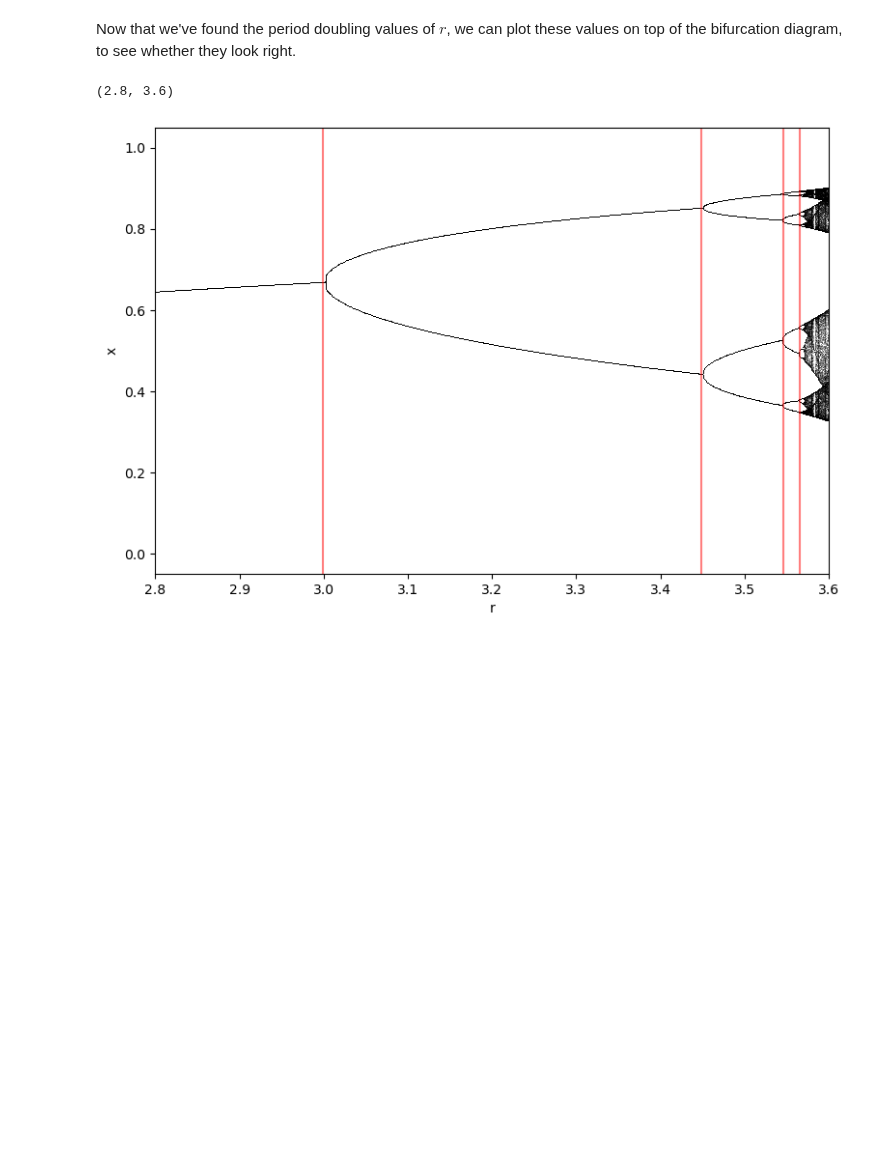
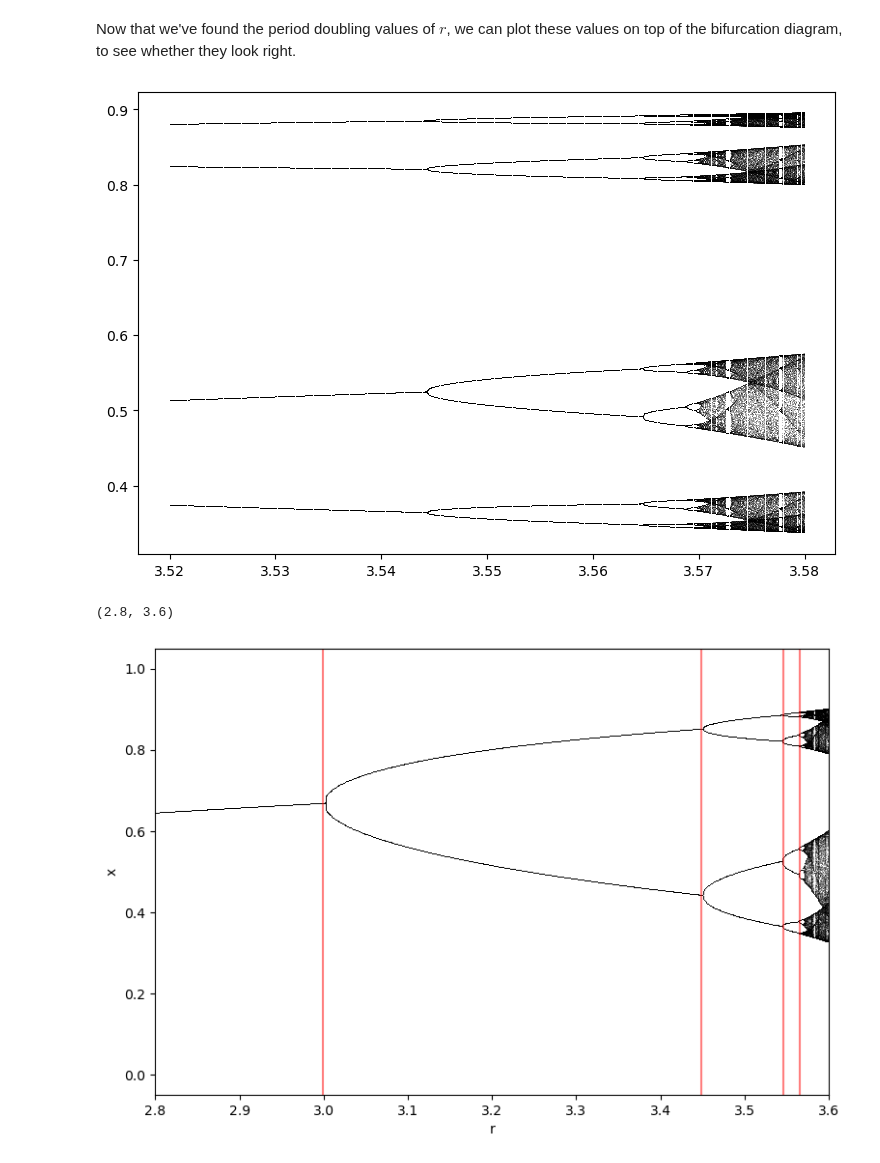
Before and after one commit to williamgilpin/cphy, a Jupyter notebook: talks/time_and_space_complexity_recursion.ipynb, the cells around one changed output. Saved outputs shown, nothing was run; the diff lists cells and outputs as text; code cells hidden in the pictures; blank space fills up the shorter version.

```diff
--- a/talks/time_and_space_complexity_recursion.ipynb
+++ b/talks/time_and_space_complexity_recursion.ipynb
@@ -289,5 +284,14 @@ Time elapsed: 0.04171919822692871 seconds
 # %% [markdown]
 Now that we've found the period doubling values of $r$, we can plot these values on top of the bifurcation diagram, to see whether they look right.
+# %%
+plt.figure(figsize=(9, 6))
+
+## Create and plot the bifurcation diagram
+diagram = BifurcationDiagram(LogisticMap(), 3.52, 3.58, 0.0001, 1000)
+for traj, r in diagram:
+    plt.plot([r] * len(traj), traj, ',k', alpha=0.25)
+# %% [output]
+[figure, added]
 # %%
 plt.figure(figsize=(9, 6))
 
```
Also changed, not shown: parts of 12 cells of this notebook.
